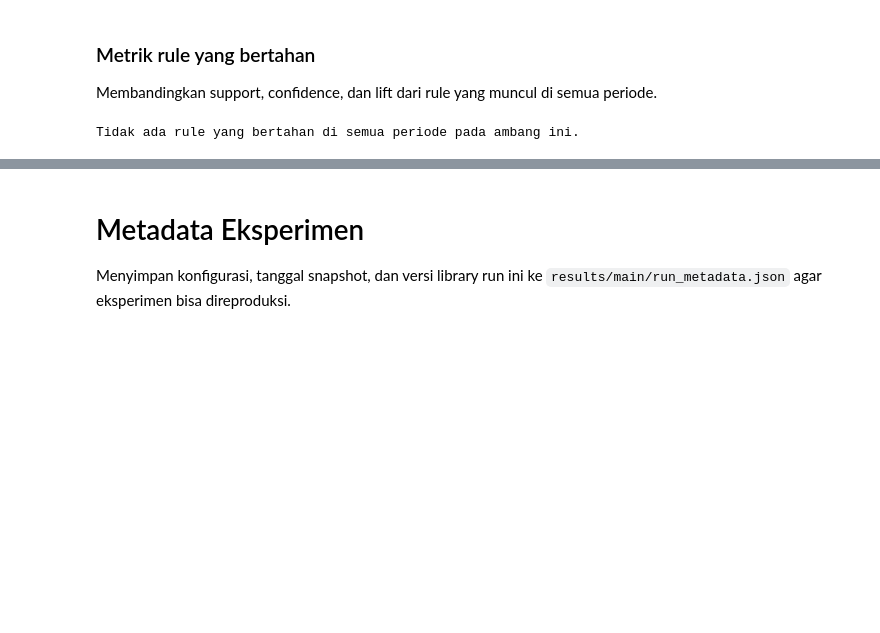
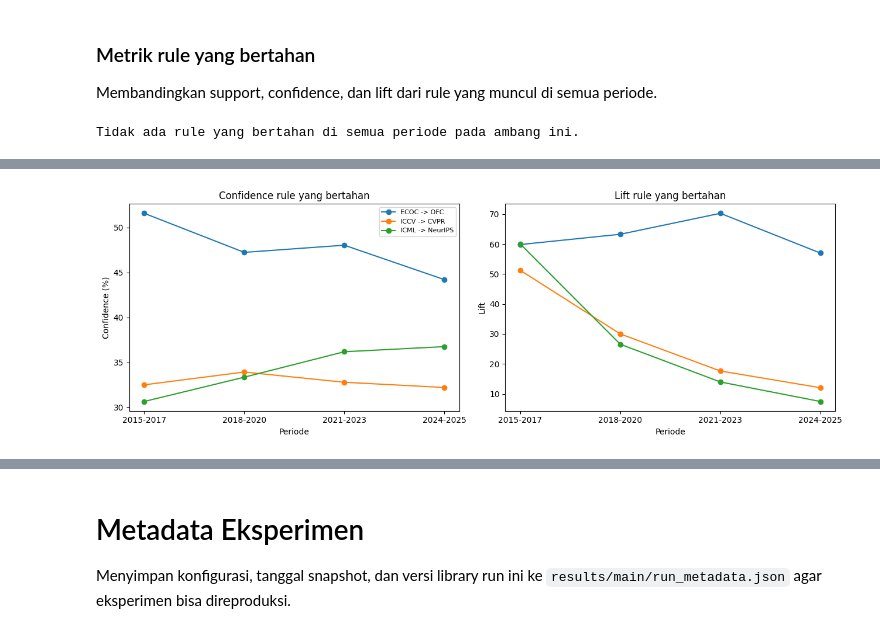
Before and after one commit to suryasuharna23/dblp-conference-mining-team-7, a Jupyter notebook: notebooks/main.ipynb, the cells around one changed output, grey strips where cells are left out. Drawn from its saved outputs; the diff is of its cells as text; code cells hidden in the pictures; blank space fills up the shorter version.

```diff
--- a/notebooks/main.ipynb
+++ b/notebooks/main.ipynb
@@ -1755,0 +2060,27 @@ Yang berubah antarperiode adalah venue tunggal yang frequent dan satu-satunya ku
+# %%
+persistent_pairs = [key for key, status in pair_status.items() if status == "bertahan"]
+persistent_pair_table = pd.DataFrame(
+    {" + ".join(sorted(key)): {period: pair_support[(key, period)] * 100 for period in PERIOD_NAMES} for key in persistent_pairs}
+).T.reindex(columns=PERIOD_NAMES)
+if not persistent_pair_table.empty:
+    persistent_pair_table = persistent_pair_table.sort_values(LAST_PERIOD, ascending=False)
+persistent_pair_table.round(3).to_csv(RESULTS / "temporal_low_persistent_pairs.csv")
+print(f"Pasangan venue yang frequent di semua periode: {len(persistent_pairs)} (support dalam persen)")
+display(persistent_pair_table.round(3))
+
+rule_rows = []
+for period, t in temporal_low.items():
+    for _, row in t["rules"].iterrows():
+        key = (frozenset(row.antecedent), frozenset(row.consequent))
+        if rule_status[key] == "bertahan":
+            rule_rows.append({"period": period, "antecedent": " | ".join(sorted(row.antecedent)),
+                              "consequent": " | ".join(sorted(row.consequent)), "support": row.support,
+                              "confidence": row.confidence, "lift": row.lift, "consequent_support": row.consequent_support})
+persistent_rule_metrics = pd.DataFrame(rule_rows, columns=["period", "antecedent", "consequent", "support", "confidence", "lift", "consequent_support"])
+if persistent_rule_metrics.empty:
+    print("Tidak ada rule yang bertahan di semua periode pada eksperimen tambahan.")
+else:
+    persistent_rule_metrics.to_csv(RESULTS / "temporal_low_persistent_rules.csv", index=False)
+    lift_vs_confidence = persistent_rule_metrics.pivot_table(
+        index=["antecedent", "consequent"], columns="period", values=["confidence", "lift", "consequent_support"])
+    display(lift_vs_confidence.round(3))
@@ -1755,0 +2114,18 @@ Yang berubah antarperiode adalah venue tunggal yang frequent dan satu-satunya ku
+# %%
+if persistent_rule_metrics.empty:
+    print("Tidak ada rule yang bertahan, grafik tidak dibuat.")
+else:
+    fig, axes = plt.subplots(1, 2, figsize=(13, 4.5))
+    for (antecedent, consequent), group in persistent_rule_metrics.groupby(["antecedent", "consequent"]):
+        group = group.set_index("period").reindex(PERIOD_NAMES)
+        label = f"{antecedent} -> {consequent}"
+        axes[0].plot(PERIOD_NAMES, group["confidence"] * 100, marker="o", label=label)
+        axes[1].plot(PERIOD_NAMES, group["lift"], marker="o", label=label)
+    axes[0].set(title="Confidence rule yang bertahan", xlabel="Periode", ylabel="Confidence (%)")
+    axes[1].set(title="Lift rule yang bertahan", xlabel="Periode", ylabel="Lift")
+    axes[0].legend(fontsize=8)
+    plt.tight_layout()
+    fig.savefig(RESULTS / "temporal_low_persistent_rules.png", dpi=150)
+    plt.show()
+# %% [output]
+[figure, added]
```
Also changed, not shown: parts of 51 cells of this notebook, 23 other files.
